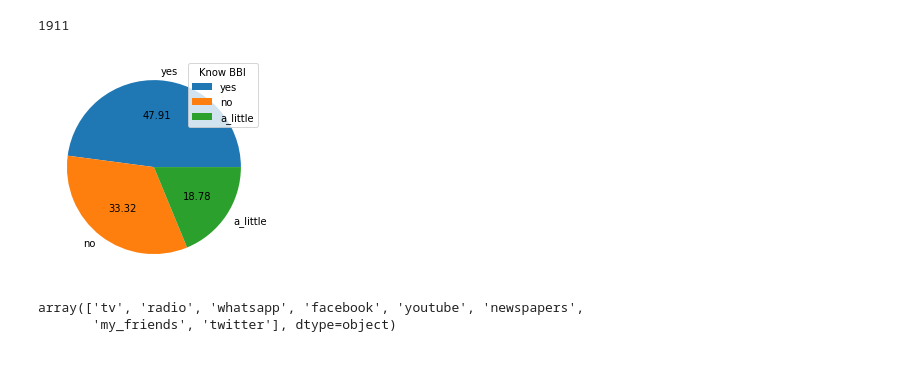
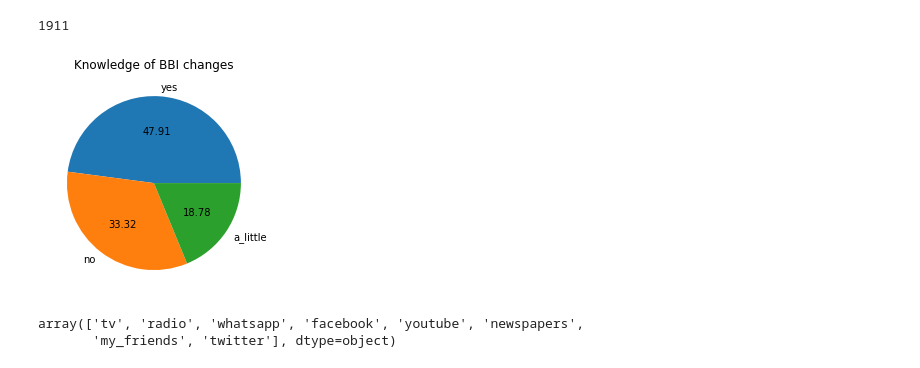
Before and after one commit to kipsangchepesa/CYBEKA, a Jupyter notebook: Copy_of_DSP_group4_project.ipynb, the cells around one changed output. Drawn from its saved outputs; the diff is of its cells as text; code cells hidden in the pictures.

```diff
--- a/Copy_of_DSP_group4_project.ipynb
+++ b/Copy_of_DSP_group4_project.ipynb
@@ -382,9 +382,10 @@ InBBI('a_little')
 1911
 # %%
 plt.pie(df_new['Do you know what BBI wants to change'].value_counts(), labels=x,  autopct='%1.2f')
-plt.legend(title= 'Know BBI' )
+
+plt.title('Knowledge of BBI changes')
 plt.show()
 # %% [output]
-[figure, old version]
+[figure, new version]
 # %%
 # Where do you get your News from
```
Also changed, not shown: parts of 21 cells of this notebook.
